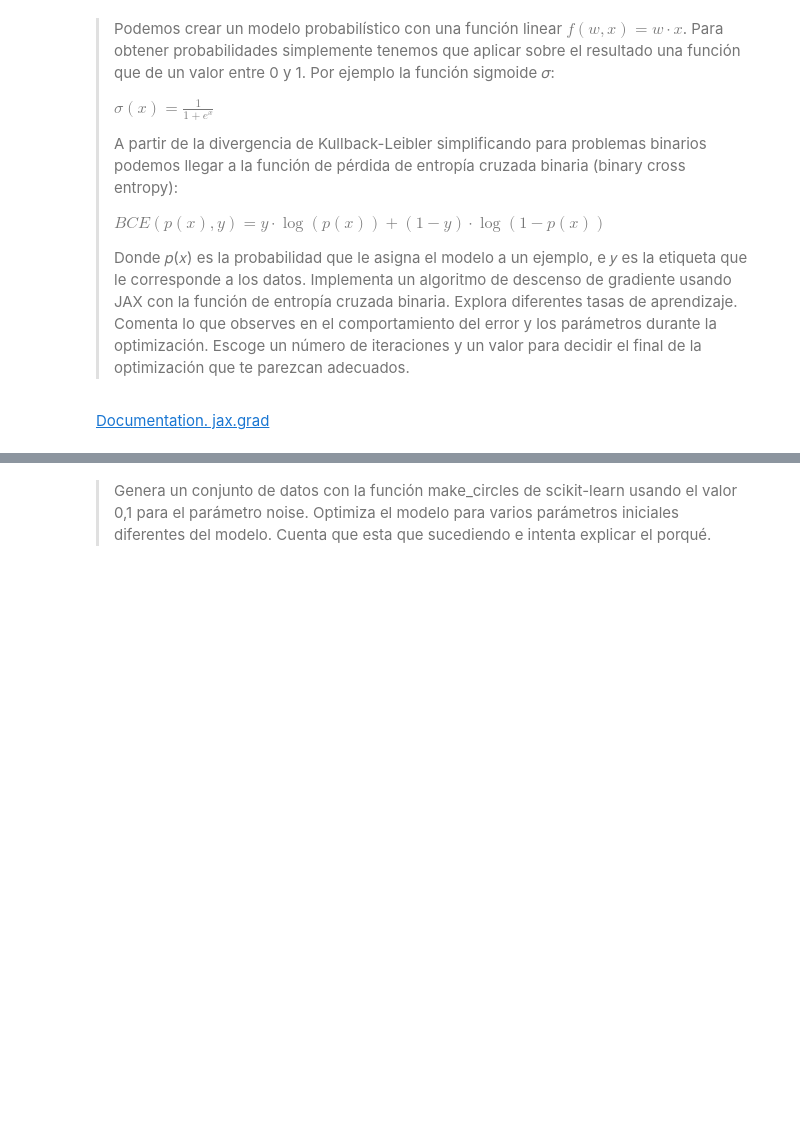
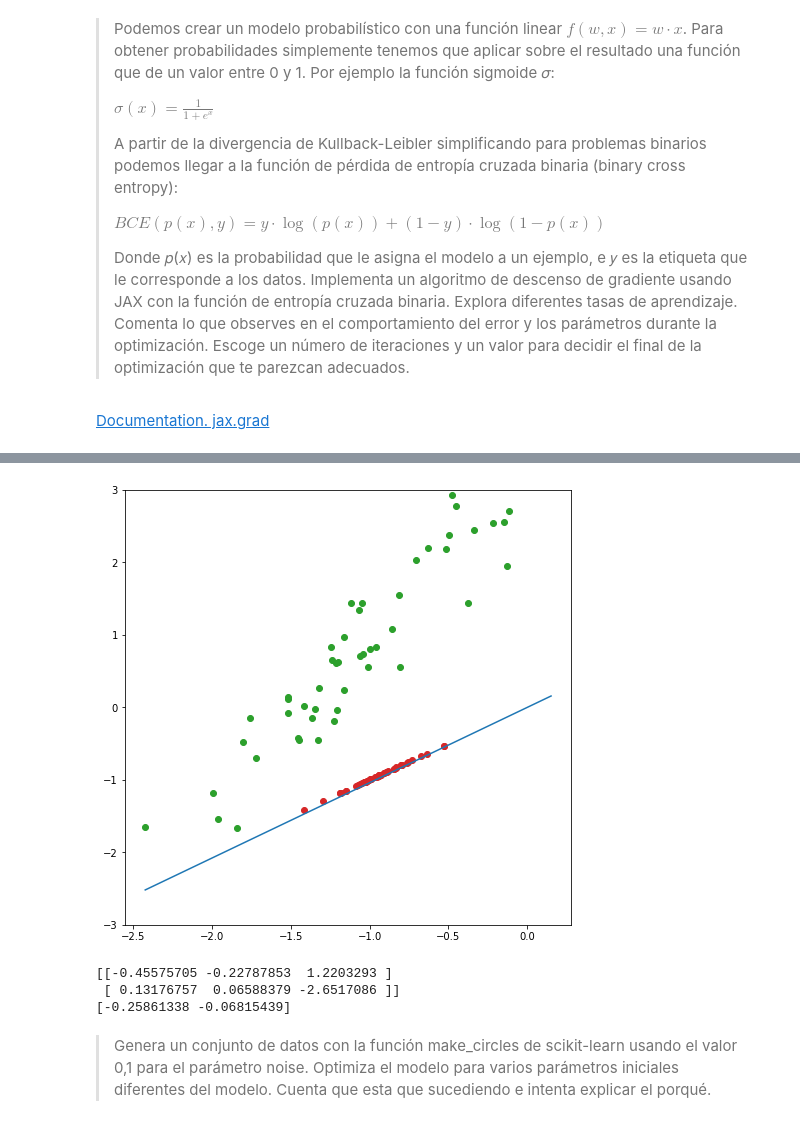
Before and after one commit to IFibla/Aprenentatge-Automatic, a Jupyter notebook: Problema 1/Individual-¿Kullback-que?/main.ipynb, the cells around one changed output, grey strips where cells are left out. Drawn from its saved outputs; the diff is of its cells as text; code cells hidden in the pictures; blank space fills up the shorter version.

```diff
--- a/Problema 1/Individual-¿Kullback-que?/main.ipynb
+++ b/Problema 1/Individual-¿Kullback-que?/main.ipynb
@@ -85,3 +168,24 @@ c_gradient_function(c_sample_prob, c_sample_label)
+# %%
+p_min = min(min(true_x), min(false_x))
+p_max = max(max(true_x), max(false_x))
+
+profileX = np.linspace(p_min, p_max, 50)
+profileY = [final_val * x for x in profileX]
+profile = {'X': profileX, 'Y': profileY}
+
+plot_binary_scatters_and_profile(f_scat, t_scat, profile, ylim=[-3, 3])
+# %% [output]
+[figure, added]
+# %%
+grad_func = jit ( grad ( c_linear_cross_binary_entropy ) )
+vmap_func = vmap( grad_func, in_axes=(0, None) )
+vmap_func2 = vmap( c_linear_cross_binary_entropy, in_axes=(0, None) )
+print((vmap_func(c_dataset, 2))[:2])
+print((vmap_func2(c_dataset, 2))[:2])
+# %% [output]
+[[-0.45575705 -0.22787853  1.2203293 ]
+ [ 0.13176757  0.06588379 -2.6517086 ]]
+[-0.25861338 -0.06815439]
 # %% [markdown]
 > Genera un conjunto de datos con la función make_circles de scikit-learn usando el valor 0,1 para el parámetro noise. Optimiza el modelo para varios parámetros iniciales diferentes del modelo. Cuenta que esta que sucediendo e intenta explicar el porqué.
 # %% [markdown]
```
Also changed, not shown: parts of 26 cells of this notebook.
